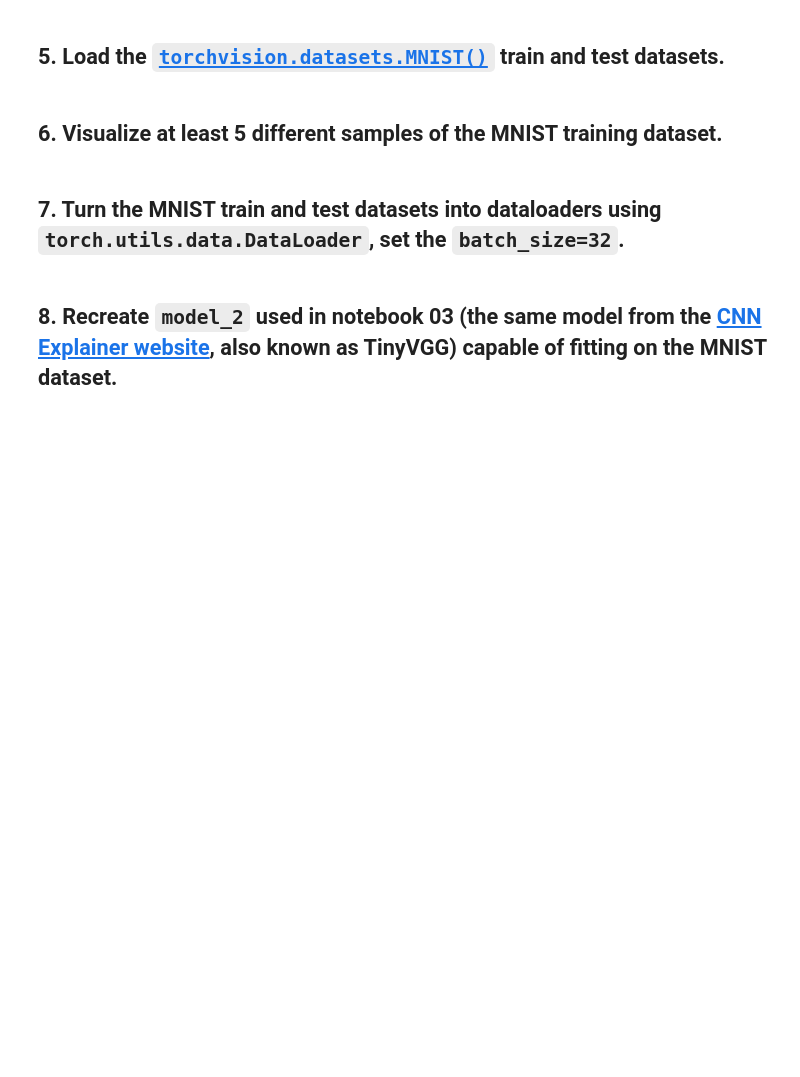
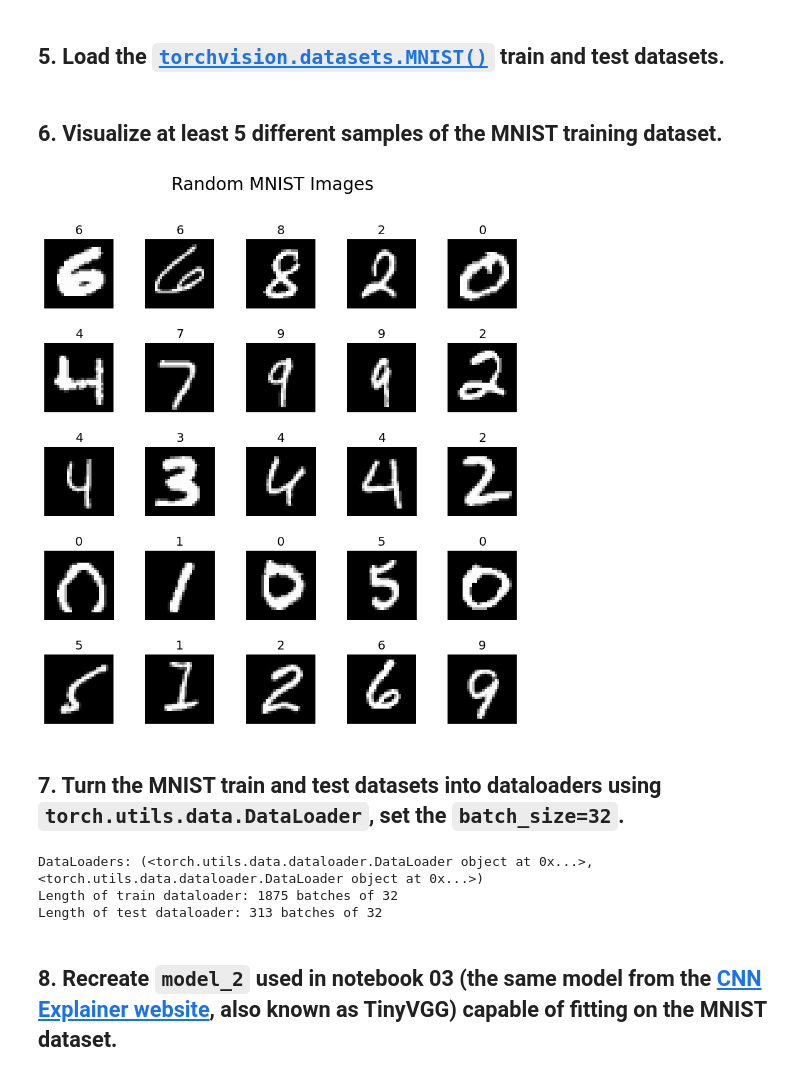
Before and after one commit to waelkabouk/deep_learning_exercises, a Jupyter notebook: 03_pytorch_computer_vision_exercises.ipynb, the cells around one changed output. Cells and saved outputs as stored; diff of their text form; code cells hidden in the pictures; blank space fills up the shorter version.

```diff
--- a/03_pytorch_computer_vision_exercises.ipynb
+++ b/03_pytorch_computer_vision_exercises.ipynb
@@ -64,8 +101,55 @@ device
 # %% [markdown]
 ## 5. Load the [`torchvision.datasets.MNIST()`](https://pytorch.org/vision/stable/generated/torchvision.datasets.MNIST.html#torchvision.datasets.MNIST) train and test datasets.
+# %%
+import torchvision
+from torchvision.datasets import MNIST
+from torchvision.transforms import ToTensor
+
+train_data = MNIST(
+    root='data',
+    train=True,
+    download=True,
+    transform=ToTensor(),
+    target_transform=None
+)
+
+test_data = MNIST(
+    root='data',
+    train=False,
+    download=True,
+    transform=ToTensor(),
+)
 # %% [markdown]
 ## 6. Visualize at least 5 different samples of the MNIST training dataset.
+# %%
+import matplotlib.pyplot as plt
+torch.manual_seed(42)
+plt.figure(figsize=(10,10))
+plt.subplots_adjust(hspace=0.5)
+plt.suptitle('Random MNIST Images', fontsize=20)
+rows, cols = 5,5
+for i in range(1, cols * rows + 1):
+    random_idx = torch.randint(0, len(train_data), size=[1]).item()
+    image, label = train_data[random_idx]
+    plt.subplot(rows, cols, i)
+    plt.imshow(image.squeeze(), cmap='gray')
+    plt.title(label, fontsize=14)
+    plt.axis(False)
+# %% [output]
+[figure, added]
 # %% [markdown]
 ## 7. Turn the MNIST train and test datasets into dataloaders using `torch.utils.data.DataLoader`, set the `batch_size=32`.
+# %%
+from torch.utils.data import DataLoader
+BATCH_SIZE = 32
+train_dataloader = DataLoader(train_data, batch_size=BATCH_SIZE, shuffle=True)
+test_dataloader = DataLoader(test_data, batch_size=BATCH_SIZE, shuffle=False)
+print(f'DataLoaders: {train_dataloader, test_dataloader}')
+print(f'Length of train dataloader: {len(train_dataloader)} batches of {BATCH_SIZE}')
+print(f'Length of test dataloader: {len(test_dataloader)} batches of {BATCH_SIZE}')
+# %% [output]
+DataLoaders: (<torch.utils.data.dataloader.DataLoader object at 0x...>, <torch.utils.data.dataloader.DataLoader object at 0x...>)
+Length of train dataloader: 1875 batches of 32
+Length of test dataloader: 313 batches of 32
 # %% [markdown]
 ## 8. Recreate `model_2` used in notebook 03 (the same model from the [CNN Explainer website](https://poloclub.github.io/cnn-explainer/), also known as TinyVGG) capable of fitting on the MNIST dataset.
```
Also changed, not shown: parts of 7 cells of this notebook.
